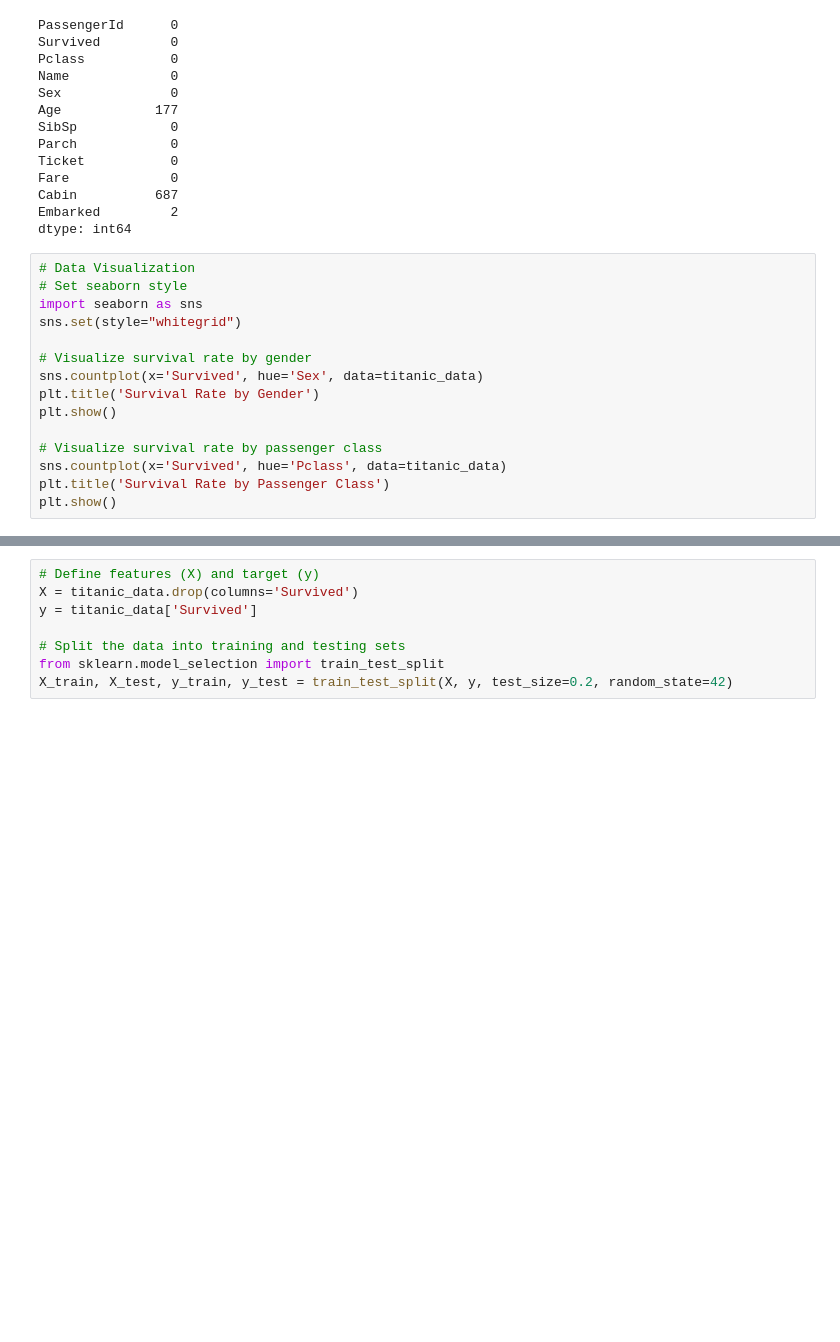
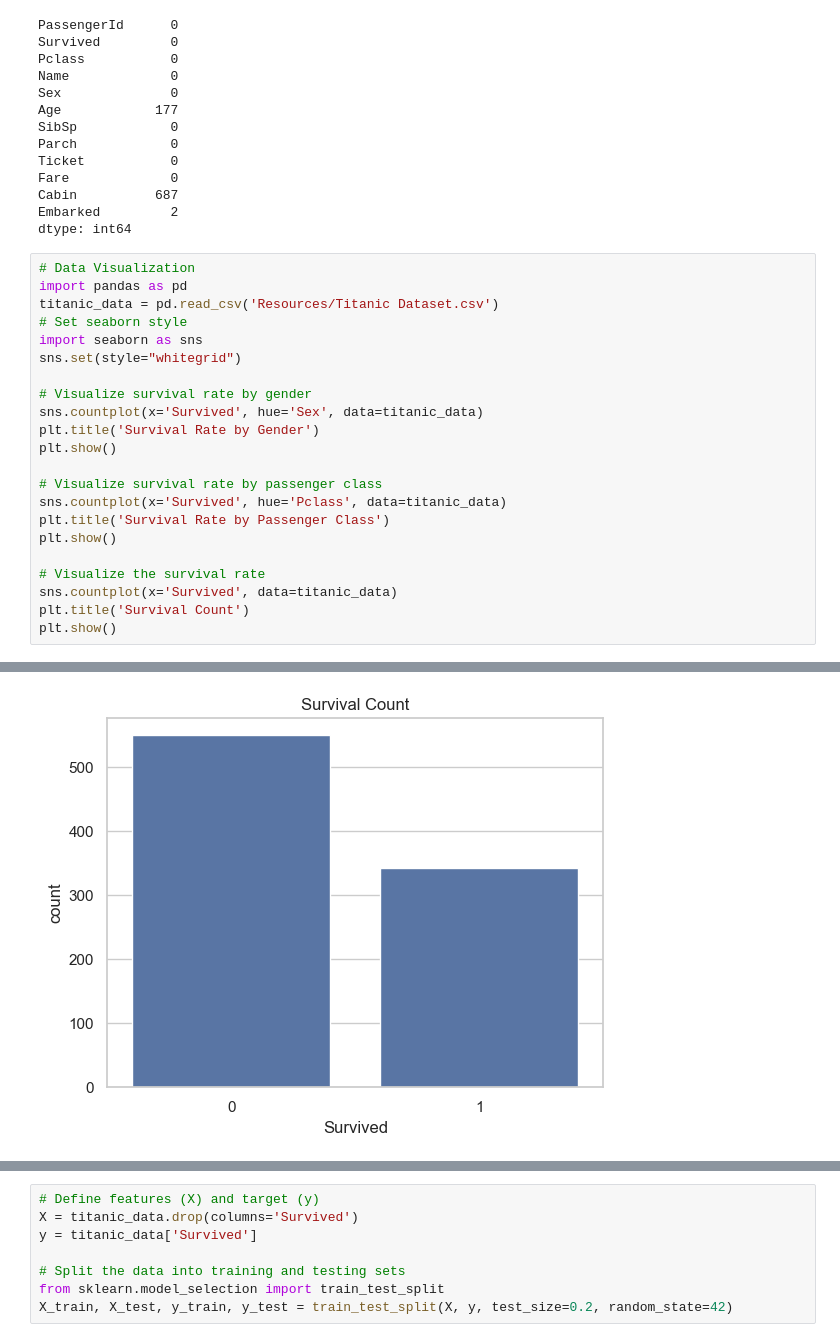
Before and after one commit to soumya0424/CodSoft, a Jupyter notebook: Titanic Survival Prediction.ipynb, the cells around one changed output, grey strips where cells are left out. Drawn from its saved outputs; the diff is of its cells as text; blank space fills up the shorter version.

```diff
--- a/Titanic Survival Prediction.ipynb
+++ b/Titanic Survival Prediction.ipynb
@@ -38,19 +45,27 @@ Embarked         2
 dtype: int64
 # %%
 # Data Visualization
+import pandas as pd
+titanic_data = pd.read_csv('Resources/Titanic Dataset.csv')
 # Set seaborn style
 import seaborn as sns
 sns.set(style="whitegrid")
 
 # Visualize survival rate by gender
 sns.countplot(x='Survived', hue='Sex', data=titanic_data)
 plt.title('Survival Rate by Gender')
 plt.show()
 
 # Visualize survival rate by passenger class
 sns.countplot(x='Survived', hue='Pclass', data=titanic_data)
 plt.title('Survival Rate by Passenger Class')
 plt.show()
+
+# Visualize the survival rate
+sns.countplot(x='Survived', data=titanic_data)
+plt.title('Survival Count')
+plt.show()
 # %% [output]
 [figure]
 [figure]
+[figure, added]
```
Also changed, not shown: parts of 4 cells of this notebook, 1 other file.
